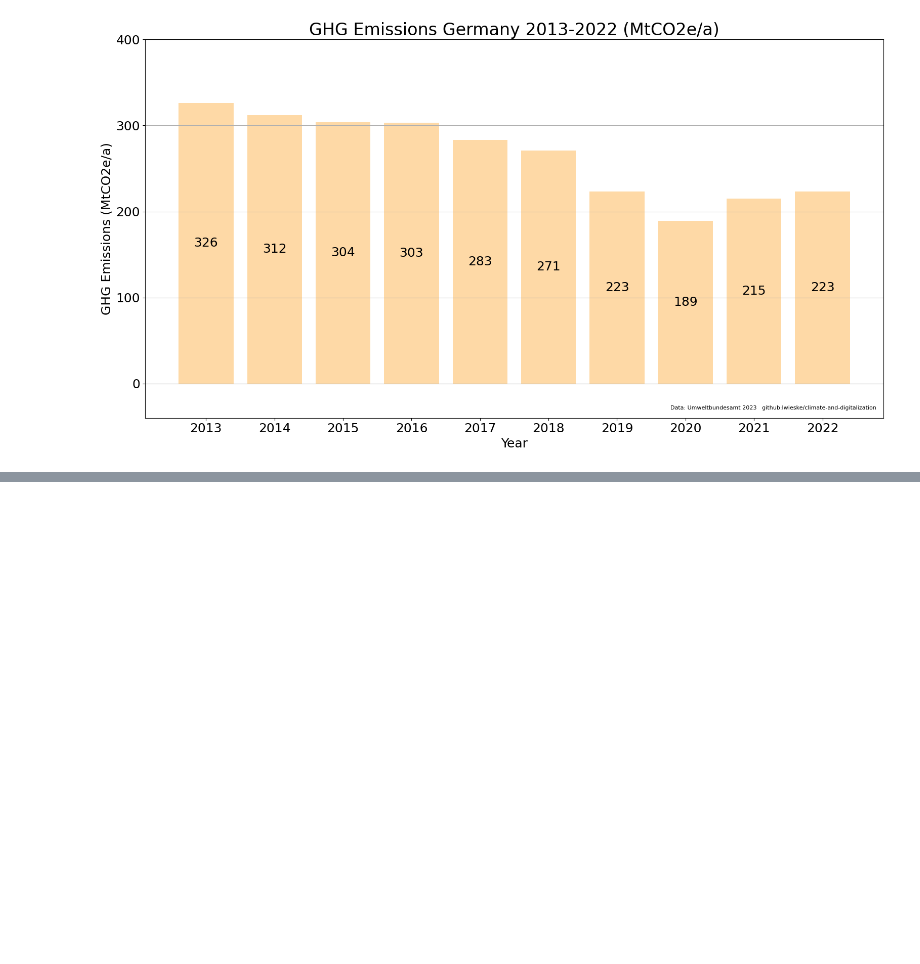
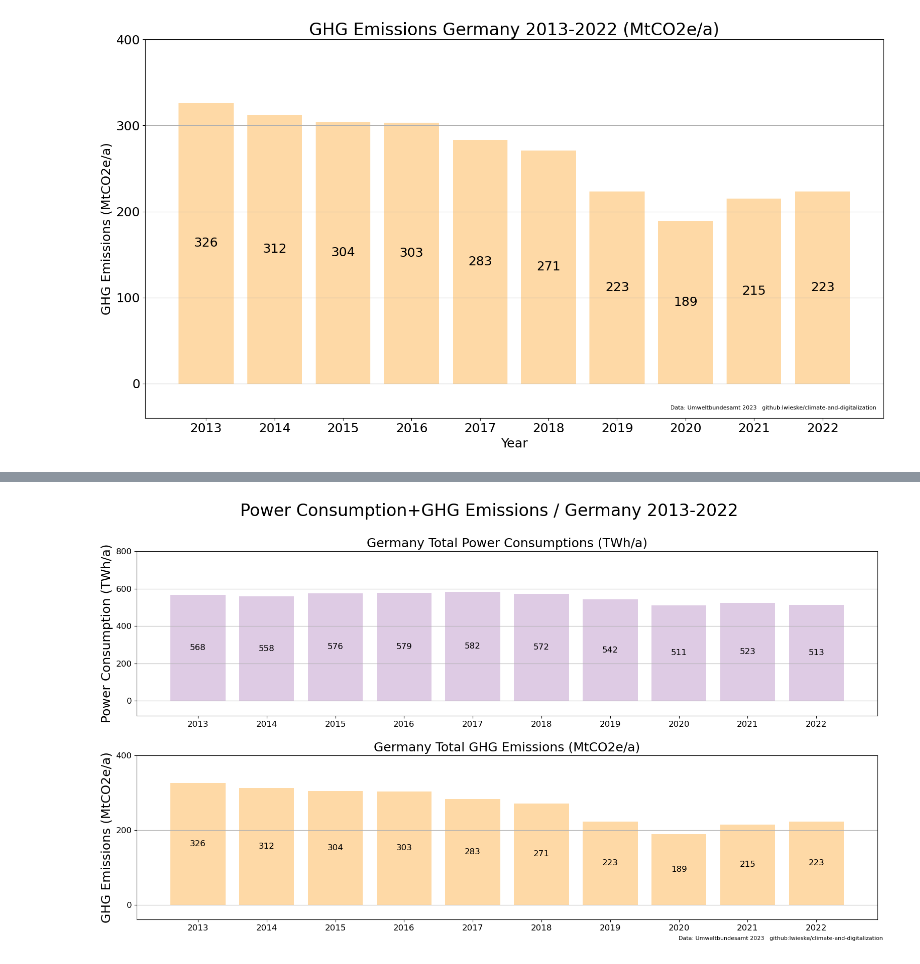
Before and after one commit to lwieske/climate-and-digitalization, a Jupyter notebook: README.ipynb, the cells around one changed output, grey strips where cells are left out. Cells and saved outputs as stored; diff of their text form; code cells hidden in the pictures; blank space fills up the shorter version.

```diff
--- a/README.ipynb
+++ b/README.ipynb
@@ -1774,0 +1763,42 @@ plt.savefig(f'images/svg/{filename}.svg')
+# %%
+plt.rcParams["figure.figsize"] = (16,9)
+
+plt.rcParams["figure.autolayout"] = True
+
+fig, (ax1, ax2) = plt.subplots(2, 1)
+
+p = ax1.bar(labels, power_consumptions_germany, color=plt.cm.Pastel1(3))
+ax1.set_title("Germany Total Power Consumptions (TWh/a)", size = 18)
+ax1.set_ylabel("Power Consumption (TWh/a)", size = 18)
+ax1.set_xticks(labels)
+ax1.tick_params(axis='both', labelsize=12)
+ax1.set_yticks([0, 200, 400, 600, 800])
+ax1.set_ylim([-80.0, 800.0])
+ax1.bar_label(p, label_type='center', size=12)
+ax1.grid(axis='y')
+
+p = ax2.bar(labels, ghg_emissions_germany, color=plt.cm.Pastel1(4))
+ax2.set_title("Germany Total GHG Emissions (MtCO2e/a)", size = 18)
+ax2.set_ylabel("GHG Emissions (MtCO2e/a)", size = 18)
+ax2.set_xticks(labels)
+ax2.tick_params(axis='both', labelsize=12)
+ax2.set_yticks([0, 200, 400])
+ax2.set_ylim([-40.0, 400.0])
+ax2.bar_label(p, label_type='center', size=12)
+ax2.grid(axis='y')
+
+fig.suptitle('Power Consumption+GHG Emissions / Germany 2013-2022', size=24)
+
+fig.text(0.99, 0.01,
+        'Data: Umweltbundesamt 2023   github:lwieske/climate-and-digitalization',
+        fontsize=8, color='black',
+        ha="right", va="bottom",
+        bbox=dict(boxstyle="square", facecolor='white', edgecolor='none',)
+)
+
+filename='power_consumptions_vs_ghg_emissions_germany'
+
+plt.savefig(f'images/{filename}.png')
+plt.savefig(f'images/svg/{filename}.svg')
+# %% [output]
+[figure, added]
```
Also changed, not shown: parts of 2 cells of this notebook, 8 other files.
